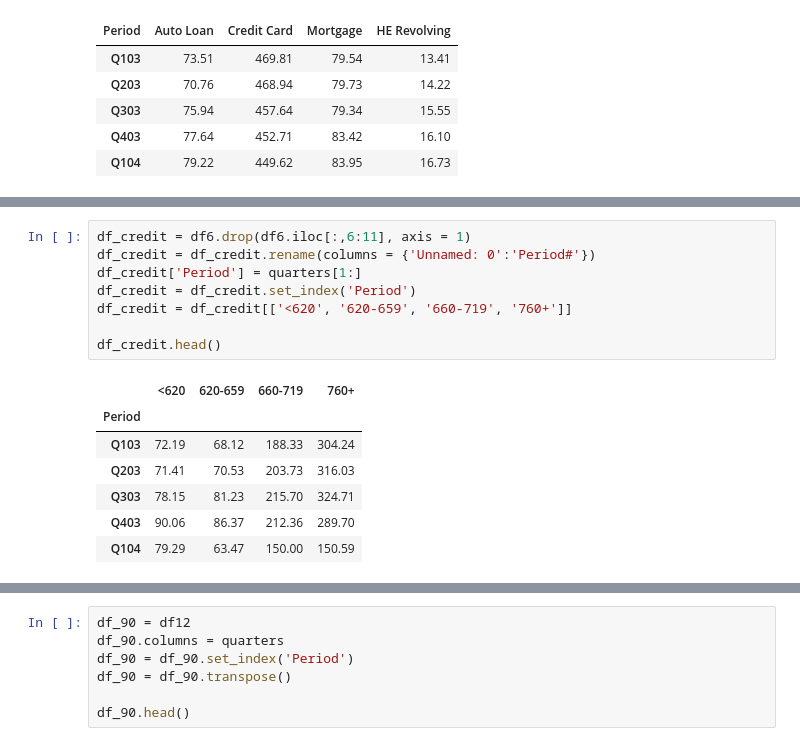
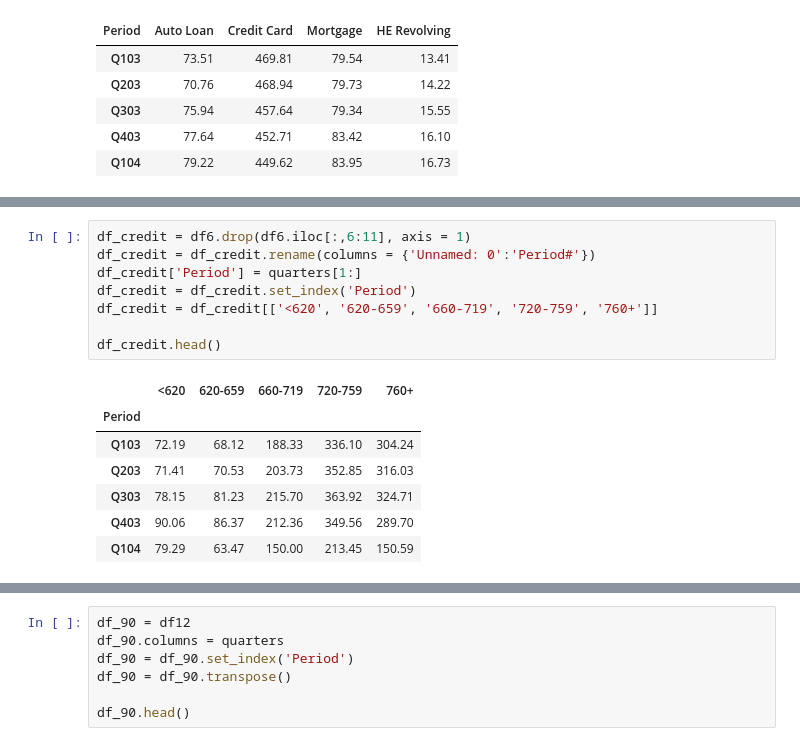
Before and after one commit to bowielh/Project1_Group1, a Jupyter notebook: Housing_Bubble.ipynb, the cells around one changed output, grey strips where cells are left out. Saved outputs shown, nothing was run; the diff lists cells and outputs as text.

```diff
--- a/Housing_Bubble.ipynb
+++ b/Housing_Bubble.ipynb
@@ -143,16 +157,16 @@ df_account.head()
 # %%
 df_credit = df6.drop(df6.iloc[:,6:11], axis = 1)
 df_credit = df_credit.rename(columns = {'Unnamed: 0':'Period#'})
 df_credit['Period'] = quarters[1:]
 df_credit = df_credit.set_index('Period')
-df_credit = df_credit[['<620', '620-659', '660-719', '760+']]
+df_credit = df_credit[['<620', '620-659', '660-719', '720-759', '760+']]
 
 df_credit.head()
 # %% [output]
-|  | <620 | 620-659 | 660-719 | 760+ |
-| Period |  |  |  |  |
-| Q103 | 72.19 | 68.12 | 188.33 | 304.24 |
-| Q203 | 71.41 | 70.53 | 203.73 | 316.03 |
-| Q303 | 78.15 | 81.23 | 215.70 | 324.71 |
-| Q403 | 90.06 | 86.37 | 212.36 | 289.70 |
-| Q104 | 79.29 | 63.47 | 150.00 | 150.59 |
+|  | <620 | 620-659 | 660-719 | 720-759 | 760+ |
+| Period |  |  |  |  |  |
+| Q103 | 72.19 | 68.12 | 188.33 | 336.10 | 304.24 |
+| Q203 | 71.41 | 70.53 | 203.73 | 352.85 | 316.03 |
+| Q303 | 78.15 | 81.23 | 215.70 | 363.92 | 324.71 |
+| Q403 | 90.06 | 86.37 | 212.36 | 349.56 | 289.70 |
+| Q104 | 79.29 | 63.47 | 150.00 | 213.45 | 150.59 |
```
Also changed, not shown: parts of 8 cells of this notebook.
